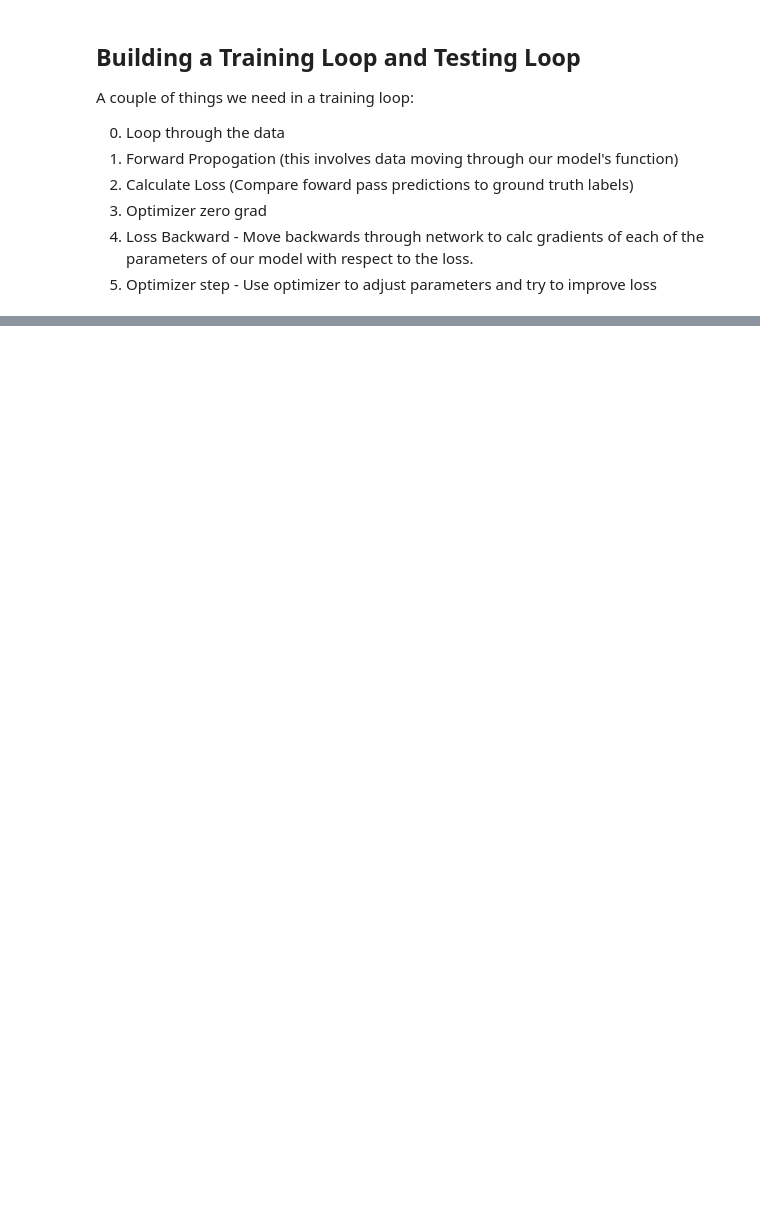
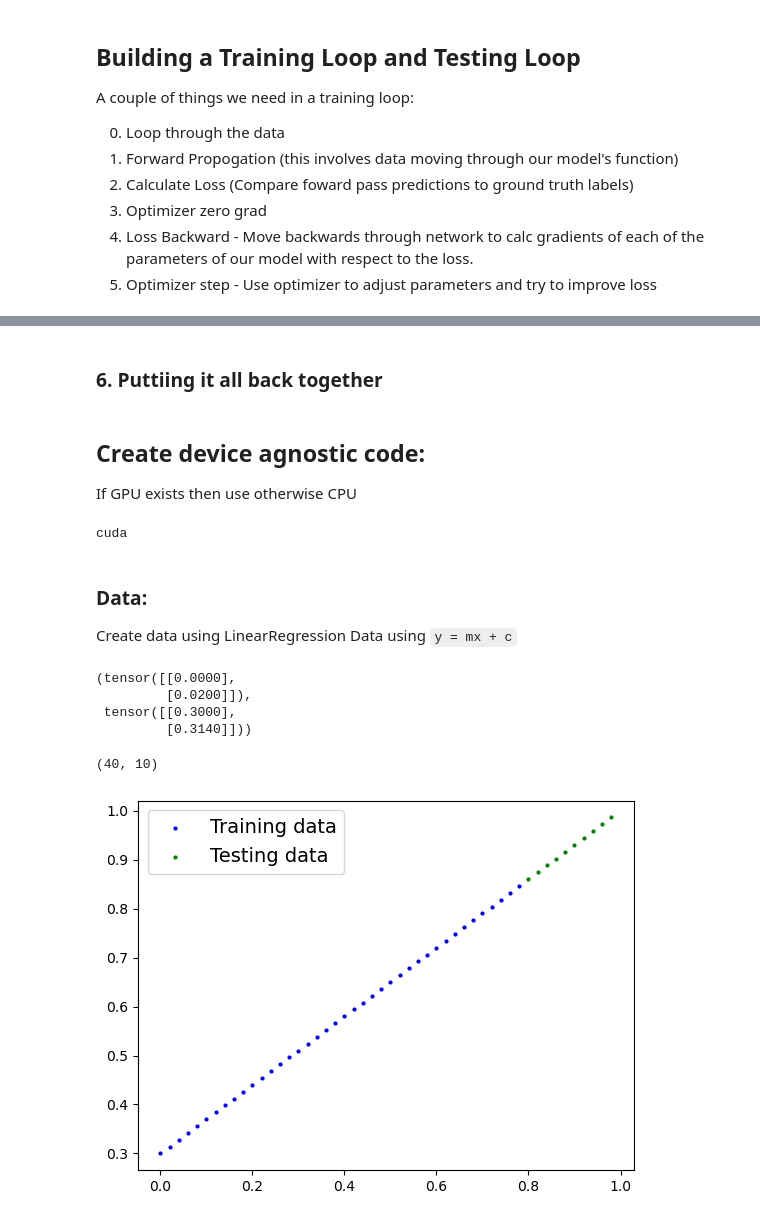
Before and after one commit to Sandeep20013/AI-Learning-Tracking, a Jupyter notebook: AI/Pytorch/01. Pytorch Workflow.ipynb, the cells around one changed output, grey strips where cells are left out. Drawn from its saved outputs; the diff is of its cells as text; code cells hidden in the pictures; blank space fills up the shorter version.

```diff
--- a/AI/Pytorch/01. Pytorch Workflow.ipynb
+++ b/AI/Pytorch/01. Pytorch Workflow.ipynb
@@ -246,0 +305,2 @@ for epoch in range(epochs):
+# %% [markdown]
+### 6. Puttiing it all back together
@@ -246,0 +311,76 @@ for epoch in range(epochs):
+# %% [markdown]
+## Create device agnostic code:
+
+If GPU exists then use otherwise CPU
+# %%
+device = 'cuda' if torch.cuda.is_available() else 'cpu'
+print(device)
+# %% [output]
+cuda
+# %% [markdown]
+### Data:
+
+Create data using LinearRegression Data using `y = mx + c`
+# %%
+weight = 0.7
+bias = 0.3
+
+# Create range values
+
+start = 0
+end = 1
+step = 0.02
+
+# Create X and y
+
+X = torch.arange(start, end, step).unsqueeze(dim= 1)
+y = weight * X + bias
+
+X[:2], y[:2]
+# %% [output]
+(tensor([[0.0000],
+         [0.0200]]),
+ tensor([[0.3000],
+         [0.3140]]))
+# %%
+def plot_predictions(train_data=X_train,
+                     train_labels=y_train,
+                     test_data=X_test,
+                     test_labels=y_test,
+                     predictions=None):
+  """
+  Plots training data, test data and compares predictions.
+  """
+  train_data = train_data.cpu().numpy()
+  train_labels = train_labels.cpu().numpy()
+  test_data = test_data.cpu().numpy()
+  test_labels = test_labels.cpu().numpy()
+
+
+  # Plot training data in blue
+  plt.scatter(train_data, train_labels, c="b", s=4, label="Training data")
+
+  # Plot test data in green
+  plt.scatter(test_data, test_labels, c="g", s=4, label="Testing data")
+
+  if predictions is not None:
+    # Plot the predictions in red (predictions were made on the test data)
+    plt.scatter(test_data, predictions, c="r", s=4, label="Predictions")
+
+  # Show the legend
+  plt.legend(prop={"size": 14});
+# %%
+# Split the data
+
+train_split = int(0.8 * len(X))
+X_train, y_train = X[:train_split], y[:train_split]
+X_test, y_test = X[train_split:], y[train_split:]
+
+len(X_train), len(X_test)
+# %% [output]
+(40, 10)
+# %%
+# Plot the data
+plot_predictions(X_train, y_train, X_test, y_test)
+# %% [output]
+[figure, added]
```
Also changed, not shown: parts of 21 cells of this notebook.
